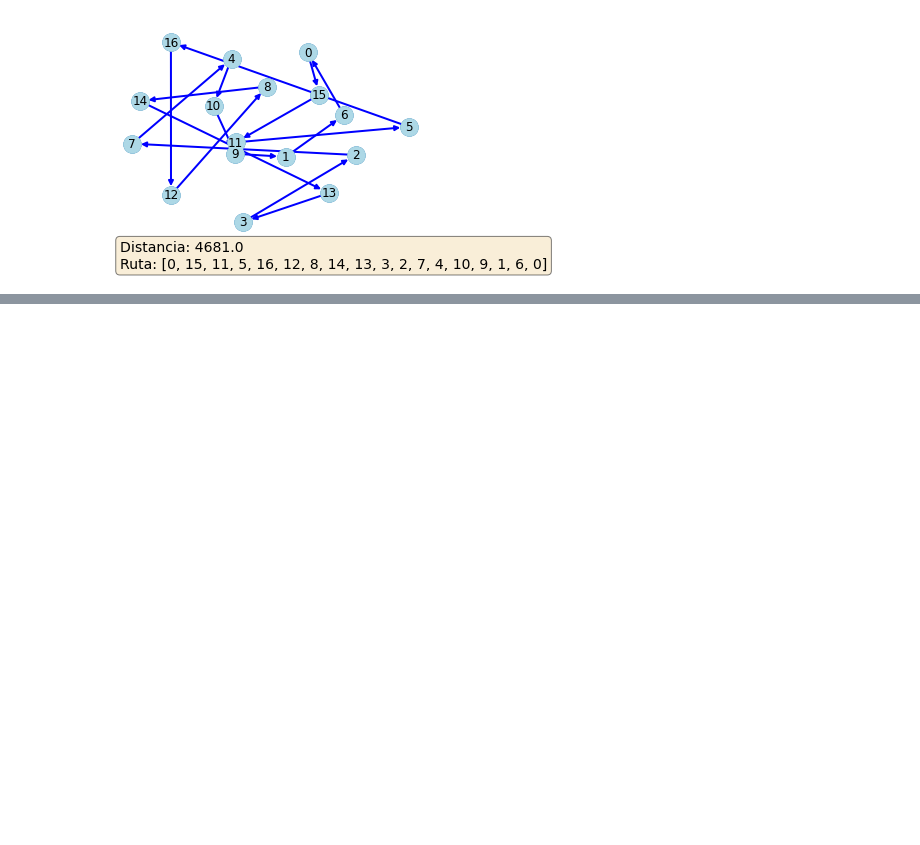
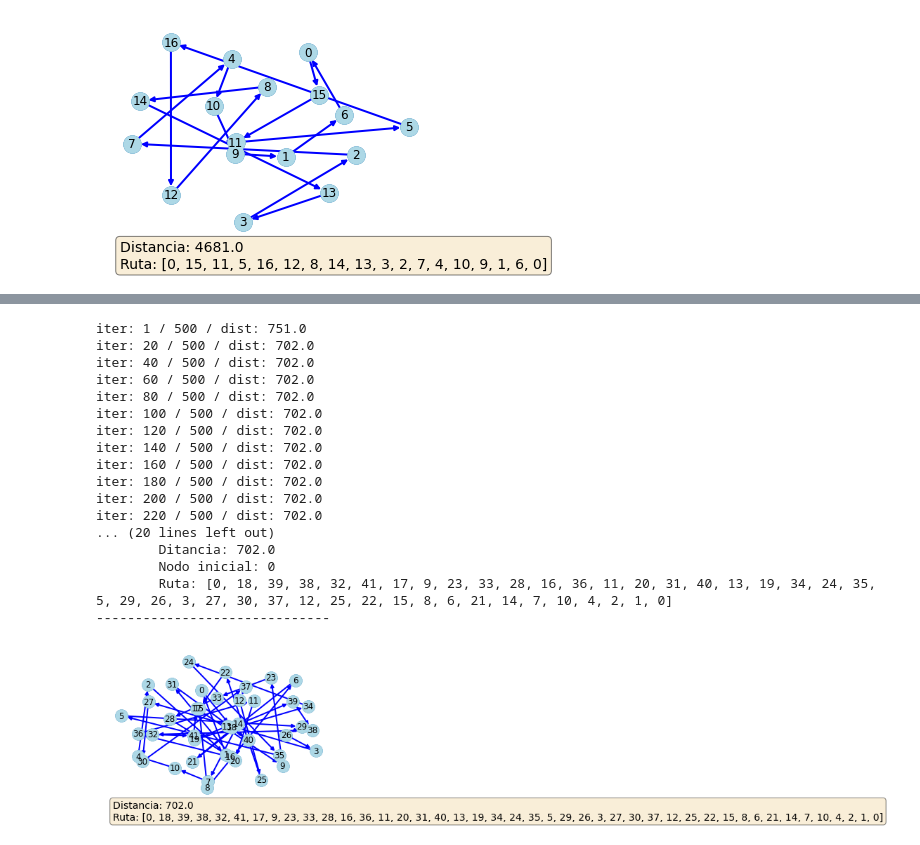
Before and after one commit to optimizacion-2-2021-1-gh-classroom/practica-1-segunda-parte-ltejadal, a Jupyter notebook: notebooks/implementacion_ejemplo.ipynb, the cells around one changed output, grey strips where cells are left out. Cells and saved outputs as stored; diff of their text form; code cells hidden in the pictures; blank space fills up the shorter version.

```diff
--- a/notebooks/implementacion_ejemplo.ipynb
+++ b/notebooks/implementacion_ejemplo.ipynb
@@ -64,0 +91,22 @@ ruta, dist = ant_colony(G, dic_dists, init=0, ants=3, max_iter=500, verbose=20)
+# %%
+# antcolony
+ruta, dist = ant_colony(G, lenghts, init=0, ants=3, max_iter=500, verbose=20)
+# %% [output]
+iter: 1 / 500 / dist: 751.0
+iter: 20 / 500 / dist: 702.0
+iter: 40 / 500 / dist: 702.0
+iter: 60 / 500 / dist: 702.0
+iter: 80 / 500 / dist: 702.0
+iter: 100 / 500 / dist: 702.0
+iter: 120 / 500 / dist: 702.0
+iter: 140 / 500 / dist: 702.0
+iter: 160 / 500 / dist: 702.0
+iter: 180 / 500 / dist: 702.0
+iter: 200 / 500 / dist: 702.0
+iter: 220 / 500 / dist: 702.0
+... (20 lines left out)
+        Ditancia: 702.0
+        Nodo inicial: 0
+        Ruta: [0, 18, 39, 38, 32, 41, 17, 9, 23, 33, 28, 16, 36, 11, 20, 31, 40, 13, 19, 34, 24, 35, 5, 29, 26, 3, 27, 30, 37, 12, 25, 22, 15, 8, 6, 21, 14, 7, 10, 4, 2, 1, 0]
+------------------------------
+[figure, added]
```
Also changed, not shown: parts of 10 cells of this notebook.
